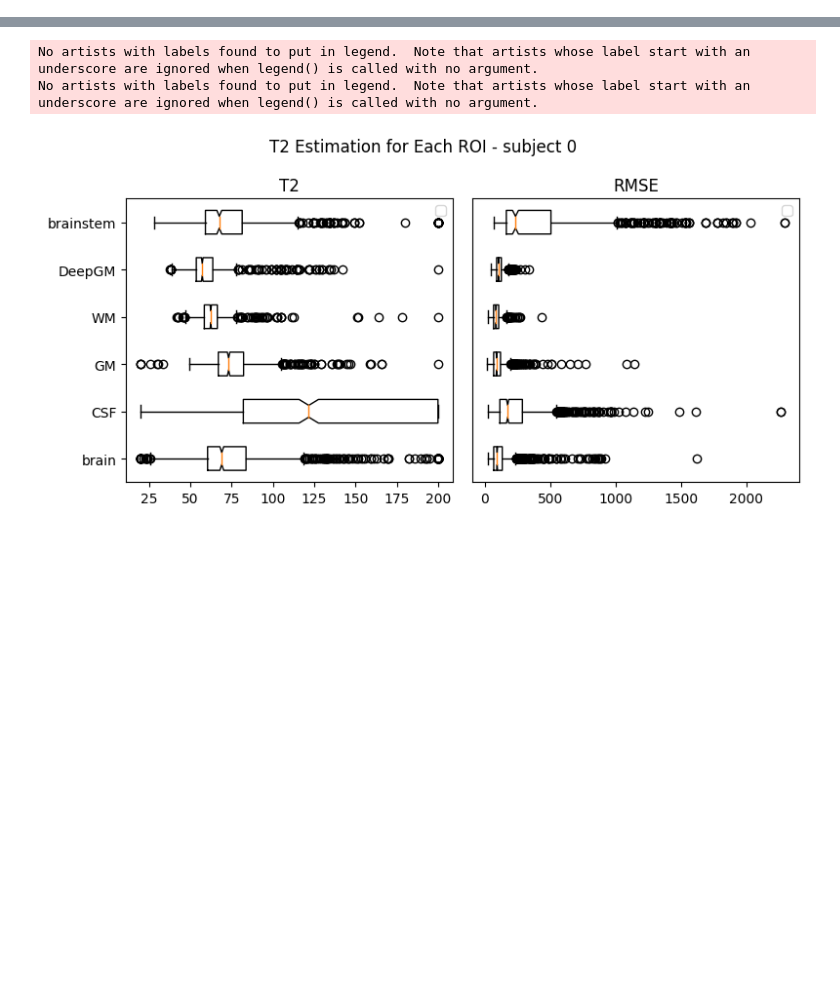
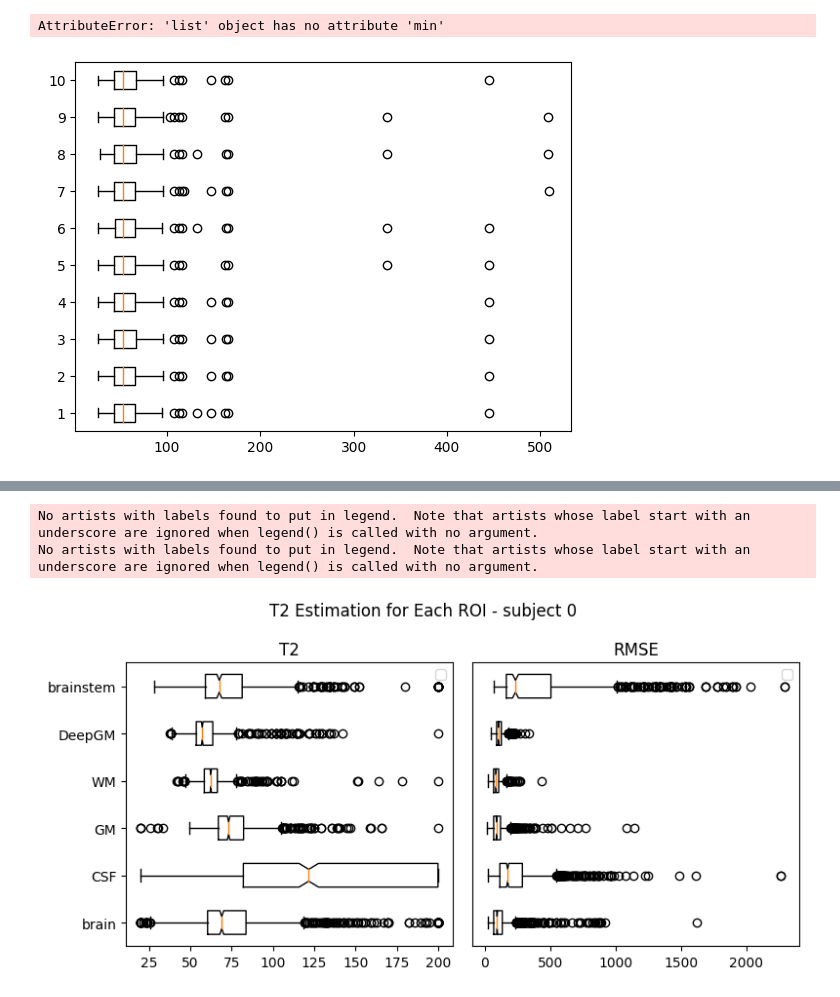
Before and after one commit to fclarke1/modelling-bio-imaging-comp0118, a Jupyter notebook: report/part_1_estimating_T2_roi.ipynb, the cells around one changed output, grey strips where cells are left out. Saved outputs shown, nothing was run; the diff lists cells and outputs as text; code cells hidden in the pictures; blank space fills up the shorter version.

```diff
--- a/report/part_1_estimating_T2_roi.ipynb
+++ b/report/part_1_estimating_T2_roi.ipynb
@@ -24,0 +206,9 @@ problem_two_v_compartment = utils.create_problem_to_minimize('two_compartment_v'
+# %%
+rmse_min = rmse_list[2].min(axis=-1)
+# %% [output]
+AttributeError: 'list' object has no attribute 'min'
+# %%
+plt.boxplot(rmse_list[3], vert=False)
+plt.show()
+# %% [output]
+[figure, added]
```
Also changed, not shown: parts of 18 cells of this notebook, 4 other files.
